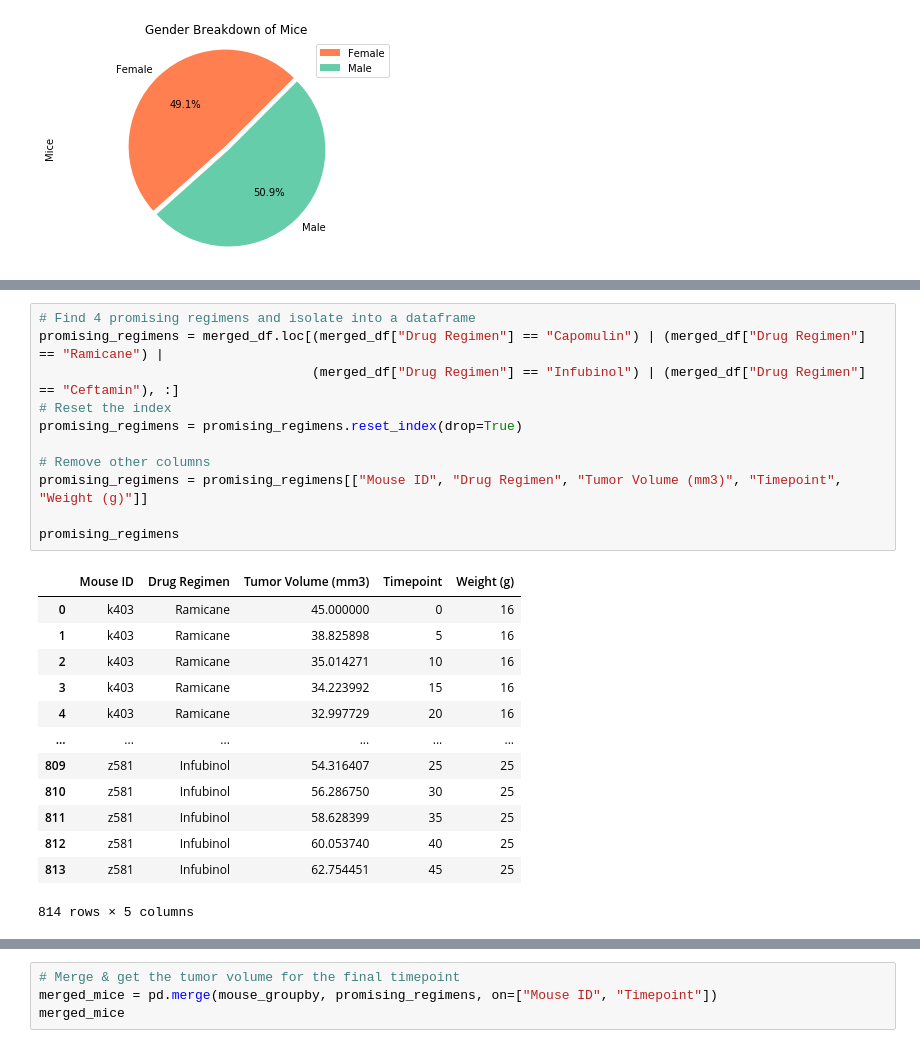
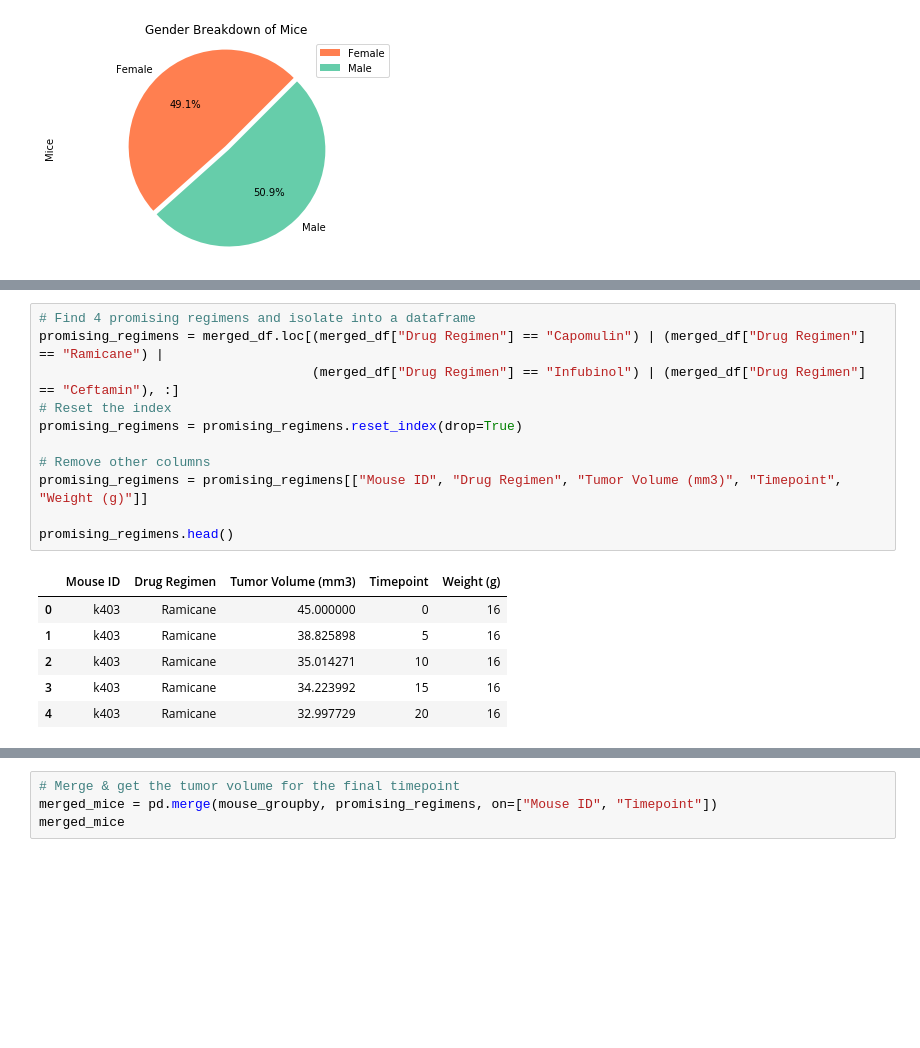
Before and after one commit to juliabrunett/matplotlib-challenge, a Jupyter notebook: Pymaceuticals/pymaceuticals.ipynb, the cells around one changed output, grey strips where cells are left out. Saved outputs shown, nothing was run; the diff lists cells and outputs as text; blank space fills up the shorter version.

```diff
--- a/Pymaceuticals/pymaceuticals.ipynb
+++ b/Pymaceuticals/pymaceuticals.ipynb
@@ -326,28 +334,21 @@ plt.show()
 # %%
 # Find 4 promising regimens and isolate into a dataframe
 promising_regimens = merged_df.loc[(merged_df["Drug Regimen"] == "Capomulin") | (merged_df["Drug Regimen"] == "Ramicane") |
                                    (merged_df["Drug Regimen"] == "Infubinol") | (merged_df["Drug Regimen"] == "Ceftamin"), :]
 # Reset the index
 promising_regimens = promising_regimens.reset_index(drop=True)
 
 # Remove other columns
 promising_regimens = promising_regimens[["Mouse ID", "Drug Regimen", "Tumor Volume (mm3)", "Timepoint", "Weight (g)"]]
 
-promising_regimens
+promising_regimens.head()
 # %% [output]
 |  | Mouse ID | Drug Regimen | Tumor Volume (mm3) | Timepoint | Weight (g) |
 | 0 | k403 | Ramicane | 45.000000 | 0 | 16 |
 | 1 | k403 | Ramicane | 38.825898 | 5 | 16 |
 | 2 | k403 | Ramicane | 35.014271 | 10 | 16 |
 | 3 | k403 | Ramicane | 34.223992 | 15 | 16 |
 | 4 | k403 | Ramicane | 32.997729 | 20 | 16 |
-| ... | ... | ... | ... | ... | ... |
-| 809 | z581 | Infubinol | 54.316407 | 25 | 25 |
-| 810 | z581 | Infubinol | 56.286750 | 30 | 25 |
-| 811 | z581 | Infubinol | 58.628399 | 35 | 25 |
-| 812 | z581 | Infubinol | 60.053740 | 40 | 25 |
-| 813 | z581 | Infubinol | 62.754451 | 45 | 25 |
-814 rows × 5 columns
 # %%
 # GroupBy mouse ID to find alternate max time points
 mouse_groupby = promising_regimens.groupby("Mouse ID").max()
```
Also changed, not shown: parts of 49 cells of this notebook.
